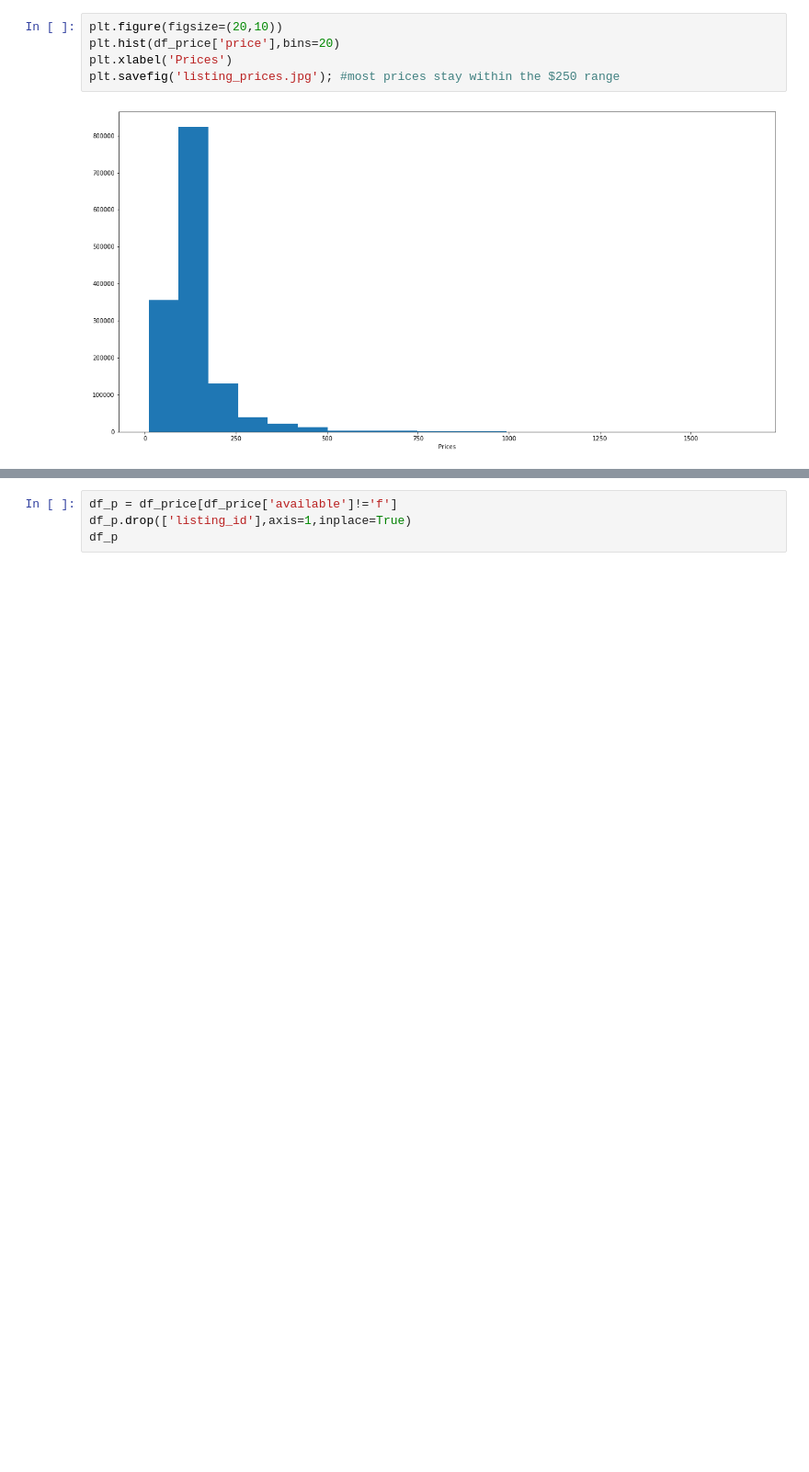
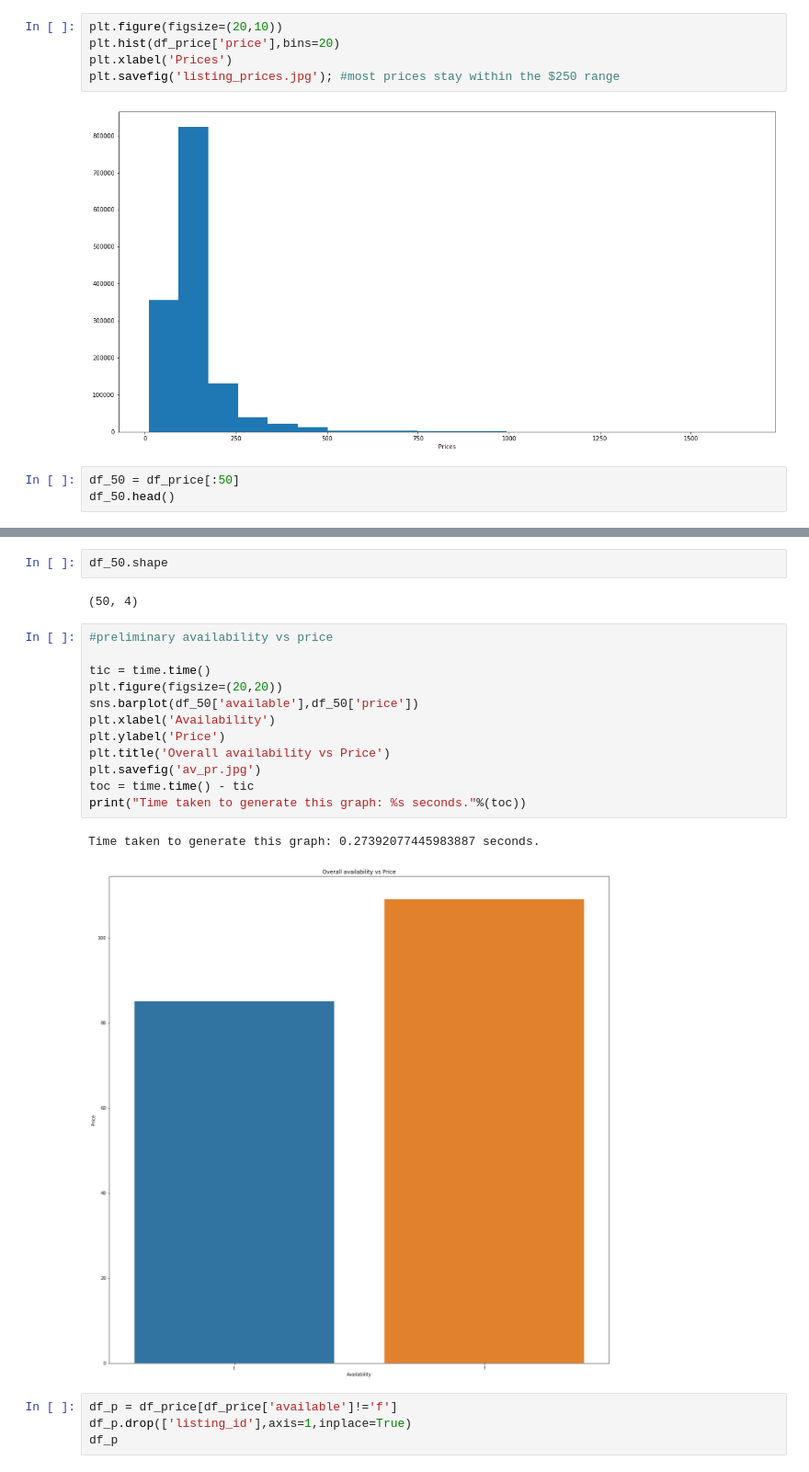
Before and after one commit to sukanto-m/Seattle-Airbnb, a Jupyter notebook: Seattle_Airbnb.ipynb, the cells around one changed output, grey strips where cells are left out. Shown at 92% size. Saved outputs shown, nothing was run; the diff lists cells and outputs as text; blank space fills up the shorter version.

```diff
--- a/Seattle_Airbnb.ipynb
+++ b/Seattle_Airbnb.ipynb
@@ -95,3 +95,6 @@ plt.xlabel('Prices')
 plt.savefig('listing_prices.jpg'); #most prices stay within the $250 range
 # %% [output]
 [figure]
+# %%
+df_50 = df_price[:50]
+df_50.head()
@@ -98,3 +108,22 @@ plt.savefig('listing_prices.jpg'); #most prices stay within the $250 range
+# %%
+df_50.shape
+# %% [output]
+(50, 4)
+# %%
+#preliminary availability vs price
+
+tic = time.time()
+plt.figure(figsize=(20,20))
+sns.barplot(df_50['available'],df_50['price'])
+plt.xlabel('Availability')
+plt.ylabel('Price')
+plt.title('Overall availability vs Price')
+plt.savefig('av_pr.jpg')
+toc = time.time() - tic
+print("Time taken to generate this graph: %s seconds."%(toc))
+# %% [output]
+Time taken to generate this graph: 0.27392077445983887 seconds.
+[figure, added]
 # %%
 df_p = df_price[df_price['available']!='f']
 df_p.drop(['listing_id'],axis=1,inplace=True)
```
Also changed, not shown: parts of 3 cells of this notebook.
